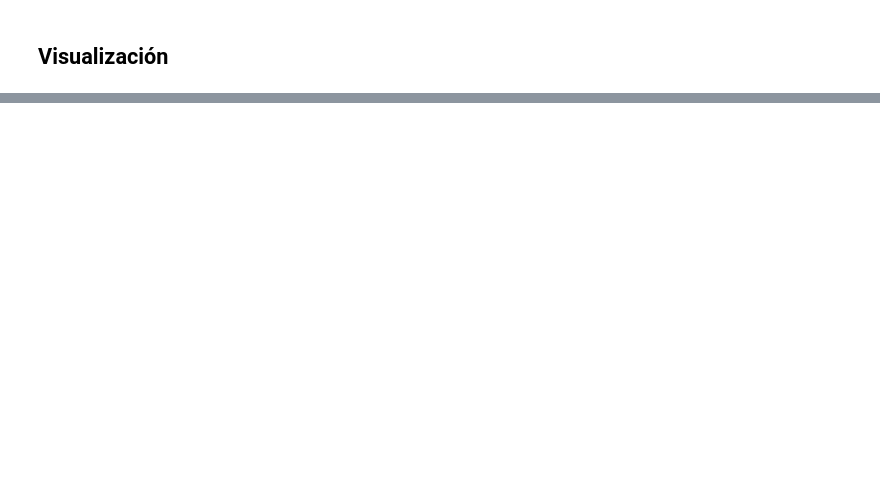
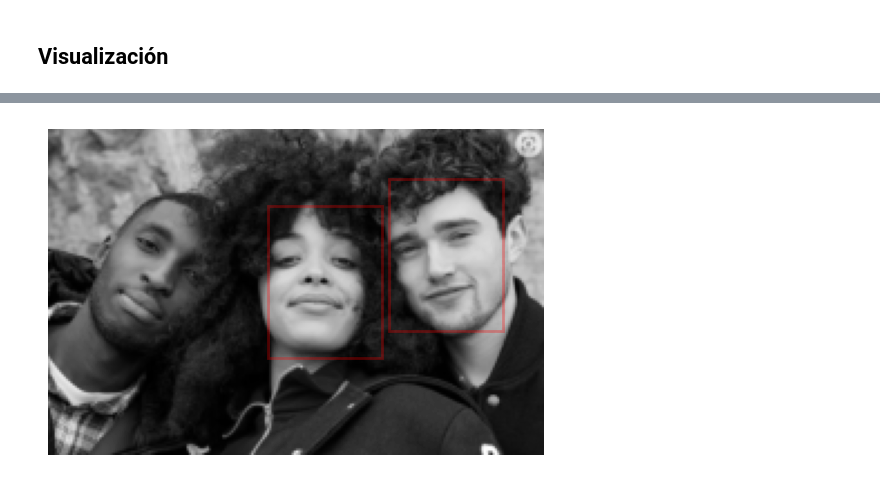
Before and after one commit to Santiago-Moron/MachineLearning-OBL1, a Jupyter notebook: ObligatorioML.ipynb, the cells around one changed output, grey strips where cells are left out. Cells and saved outputs as stored; diff of their text form; code cells hidden in the pictures; blank space fills up the shorter version.

```diff
--- a/ObligatorioML.ipynb
+++ b/ObligatorioML.ipynb
@@ -393,32 +448,21 @@ def non_max_suppression(indices, Ni, Nj, overlapThresh):
 # %%
-def detect_objects(test_image_path):
-    # Carga la imagen de prueba
-    test_image = plt.imread(test_image_path)
-    test_image = color.rgb2gray(test_image)
-    test_image = rescale(test_image, 0.25)
+# Visualizamos las detecciones
 
-    scale = 1.1
-    # Utiliza la función de ventana deslizante en la imagen de prueba
-    indices, patches = zip(*sliding_window(test_image, scale=scale))
+Ni, Nj = (int(scale*s) for s in positive_patches[0].shape)
+indices = np.array(indices)
+detecciones = indices[labels == 1]
+detecciones = non_max_suppression(np.array(detecciones),Ni,Nj, 0.1)
 
-    # Calcula las características HOG para cada parche y las almacena en un array
-    patches_hog = np.array([feature.hog(patch) for patch in patches])
+# Algoritmo que elimina las detecciones que se encuentran dentro de otras detecciones
 
-    # Realiza predicciones utilizando el clasificador en cascada
-    labels = cascade_classifier.predict(patches_hog).astype(int)
 
-    # Obtiene las detecciones después de aplicar non-maximum suppression
-    Ni, Nj = (int(scale * s) for s in positive_patches[0].shape)
-    indices = np.array(indices)
-    detecciones = indices[labels == 1]
-    detecciones = non_max_suppression(np.array(detecciones), Ni, Nj, 0.1)
+# Visualizamos las detecciones
+fig, ax = plt.subplots()
+ax.imshow(test_image, cmap='gray')
+ax.axis('off')
 
-    # Visualiza las detecciones
-    fig, ax = plt.subplots()
-    ax.imshow(test_image, cmap='gray')
-    ax.axis('off')
-
-    for i, j in detecciones:
-        ax.add_patch(plt.Rectangle((j, i), Nj, Ni, edgecolor='red', alpha=0.3, lw=2, facecolor='none'))
-
-    plt.show()
+for i, j in detecciones:
+    ax.add_patch(plt.Rectangle((j, i), Nj, Ni, edgecolor='red',
+                               alpha=0.3, lw=2, facecolor='none'))
+# %% [output]
+[figure, added]
```
Also changed, not shown: parts of 11 cells of this notebook, 1 other file.
